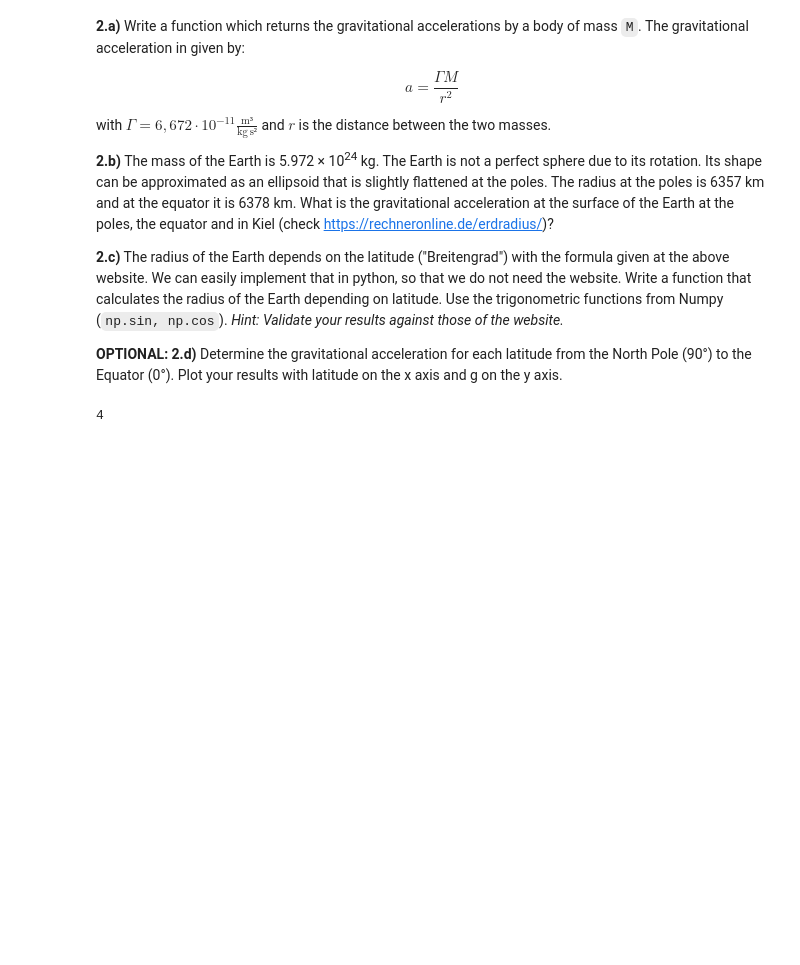
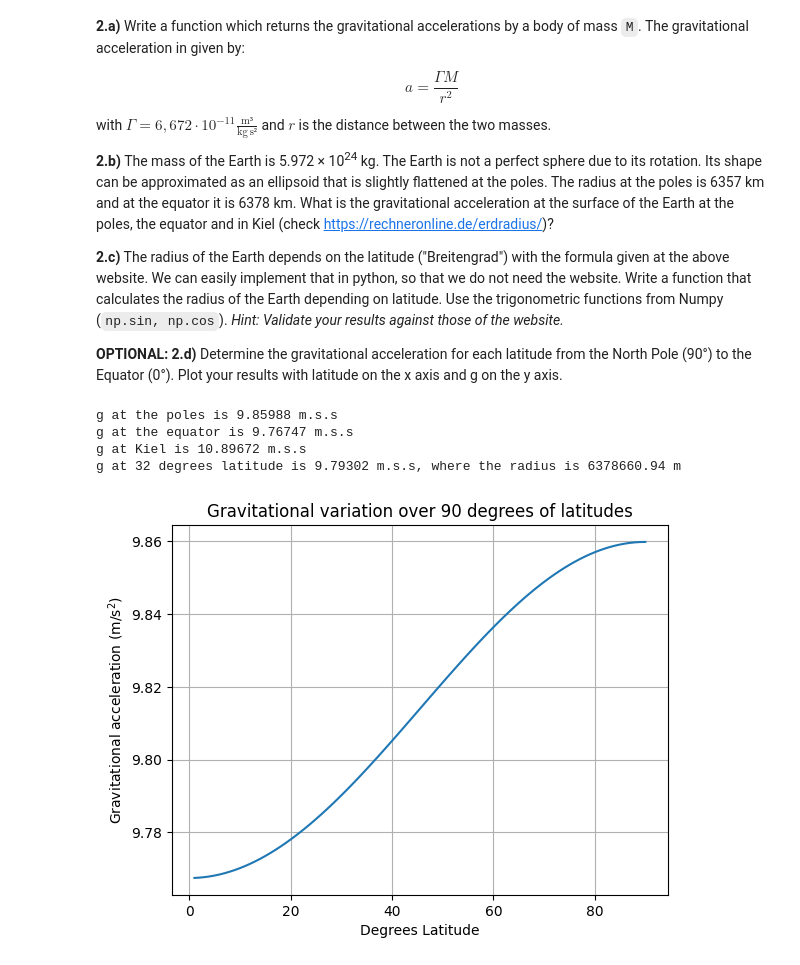
Before and after one commit to mlcampbell1/applied-programming-book, a Jupyter notebook: content/exercises/basic_review_exercise_SS23_filled.ipynb, the cells around one changed output. Drawn from its saved outputs; the diff is of its cells as text; code cells hidden in the pictures; blank space fills up the shorter version.

```diff
--- a/content/exercises/basic_review_exercise_SS23_filled.ipynb
+++ b/content/exercises/basic_review_exercise_SS23_filled.ipynb
@@ -97,20 +112,69 @@ with $\Gamma = 6,672 \cdot 10^{-11} \frac{\text{m}³}{\text{kg}\,\text{s}²}$ an
 
 **OPTIONAL: 2.d)** Determine the gravitational acceleration for each latitude from the North Pole (90°) to the Equator (0°). Plot your results with latitude on the x axis and g on the y axis.
 # %%
-def gravcalc(mass,dist):
+def gravcalc(mass,dist=None,degree=None):
     """ Function which calculates the gravitational acceleration of a body of mass"""
+
+    # declare constants
     G=6.672e-11 #m^3/kgs^2
-    # calculate a
-    a = (G*mass)/(dist**2)
-    a_vec = 4
-    # calculate a_vec
+    rp = 6357000 #m
+    re = 6387000 #m
+    rk = 6047000 #m
 
+    # if the degree variable is passed to the function...
+    if degree:
+        # change to radians
+        degree=np.deg2rad(degree)
 
-    return a, a_vec
+        # calculate radius
+        R = np.sqrt(((((re**2)*np.cos(degree))**2+((rp**2)*np.sin(degree))**2)/(((re*(np.cos(degree)**2))+(rp*(np.sin(degree)**2)))**2)))
 
-mass = 60
-r = 3000
-a,b= gravcalc(mass,r)
-print(b)
+        # calculate a
+        a = (G*mass)/(R**2)
+        return a, R
+
+    # if a radius is passed to the function...
+    elif dist:
+        # calculate a
+        a = (G*mass)/(dist**2)
+        return a
+
+    else:
+        return
+
+mass = 5.972e24
+rp = 6357000
+re = 6387000
+rk = 6047000
+
+print('g at the poles is', np.round(gravcalc(mass,dist=rp),5),'m.s.s')
+print('g at the equator is', np.round(gravcalc(mass,dist=re),5),'m.s.s')
+print('g at Kiel is', np.round(gravcalc(mass,dist=rk),5),'m.s.s')
+
+print('g at 32 degrees latitude is', np.round(gravcalc(mass,degree=32),5)[0],'m.s.s, where the radius is',np.round(gravcalc(mass,0,32),2)[1],'m')
 # %% [output]
-4
+g at the poles is 9.85988 m.s.s
+g at the equator is 9.76747 m.s.s
+g at Kiel is 10.89672 m.s.s
+g at 32 degrees latitude is 9.79302 m.s.s, where the radius is 6378660.94 m
+# %%
+# create degrees f=of latitude as a list
+degrees = np.linspace(1,90,90).tolist()
+
+g =[] # store calculated values of g
+
+# loop through every degree
+for i in degrees:
+    # append calculated value to list
+    g.append(gravcalc(mass,degree=i)[0])
+
+# plot
+plt.figure()
+plt.plot(degrees,g)
+plt.xlabel('Degrees Latitude')
+plt.ylabel('Gravitational acceleration (m/s$^2$)')
+plt.title('Gravitational variation over 90 degrees of latitudes')
+plt.grid()
+plt.show()
+# %% [output]
+[figure, added]
```
Also changed, not shown: parts of 2 cells of this notebook, 10 other files.
